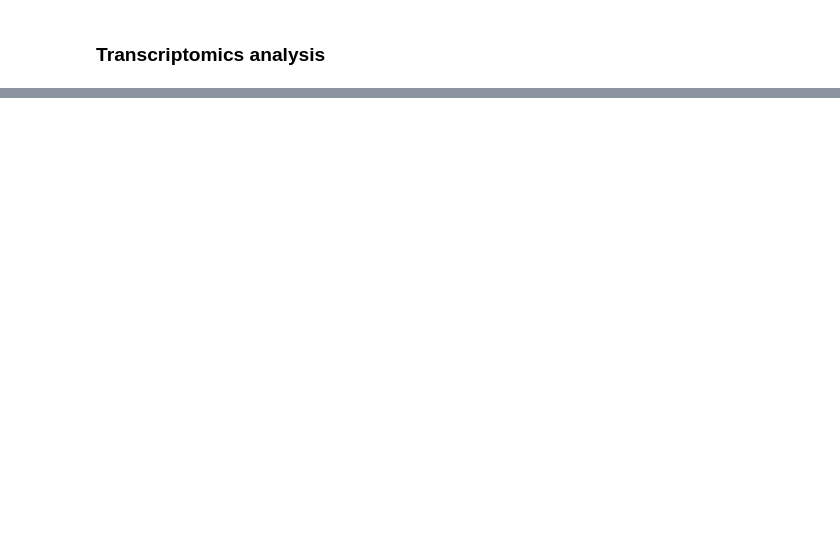
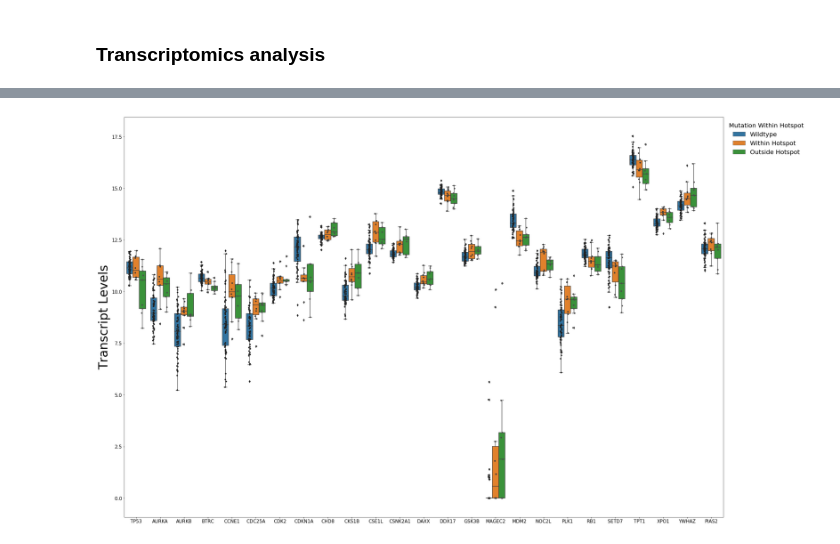
Before and after one commit to PayneLab/UCEC-clinical-stat-analysis, a Jupyter notebook: TP53_Final_Story/6_TP53_Transcriptomics.ipynb, the cells around one changed output, grey strips where cells are left out. Saved outputs shown, nothing was run; the diff lists cells and outputs as text; code cells hidden in the pictures; blank space fills up the shorter version.

```diff
--- a/TP53_Final_Story/6_TP53_Transcriptomics.ipynb
+++ b/TP53_Final_Story/6_TP53_Transcriptomics.ipynb
@@ -2,0 +96,19 @@
+# %%
+significant_nonhtspt_wt = {}
+pcutoff = 0.05 / len(interProtList)
+
+for protein in interProtList:
+    if (protein != 'idx') and (protein != gene) and protein in transcriptomics.columns:
+        p53_mutations_protein = CPTAC.compare_mutations(transcriptomics, protein, gene)
+        p53_mutations_protein['Within_Hotspot'] = False
+        p53_mutations_protein.loc[hotspot_patients, 'Within_Hotspot'] = True
+        p53_mutations_protein.loc[p53_mutations_protein['Mutation'] == 'Wildtype', 'Within_Hotspot'] = 'Wildtype'
+        p53_mutations_protein = p53_mutations_protein.loc[p53_mutations_protein['Sample_Status'] == 'Tumor'].dropna(axis=0)
+        mutated = p53_mutations_protein.loc[p53_mutations_protein['Within_Hotspot'] == False]
+        wt = p53_mutations_protein.loc[p53_mutations_protein['Within_Hotspot'] == 'Wildtype']
+        if len(mutated) < 2: continue
+        ttest = scipy.stats.ttest_ind(mutated[protein], wt[protein])
+        if ttest[1] <= pcutoff:
+            significant_nonhtspt_wt[protein] = ttest[1]
+
+significant_nonhtspt_wt
@@ -3,3 +200,42 @@
+# %%
+proteins_to_plot = []
+for k, v in significant_all_mut_wt.items():
+    proteins_to_plot.append(k)
+
+# Add the one where mutation location makes a difference
+proteins_to_plot.append('PIAS2')
+
+plotdf = CPTAC.compare_mutations(transcriptomics, gene)
+plotdf = plotdf.loc[plotdf['Sample_Status'] == 'Tumor'][[gene, 'Mutation']]
+for protein in proteins_to_plot:
+    proteindf = CPTAC.compare_mutations(transcriptomics, protein, gene)[[protein]]
+    plotdf = plotdf.join(proteindf)
+
+plotdf['Within_Hotspot'] = 'Outside Hotspot'
+plotdf.loc[hotspot_patients, 'Within_Hotspot'] = 'Within Hotspot'
+plotdf.loc[plotdf['Mutation'] == 'Wildtype', 'Within_Hotspot'] = 'Wildtype'
+plotdf = pd.melt(plotdf, id_vars = ['Mutation', 'Within_Hotspot'], var_name = 'Protein', value_name = 'Transcriptomics')
+plotdf = plotdf.dropna(axis = 0)
+
+a4_dims = (35, 24)
+fig, ax = plt.subplots(figsize=a4_dims)
+
+#Create the plot
+boxplt = sns.boxplot(x='Protein', y='Transcriptomics', hue='Within_Hotspot', hue_order = ['Wildtype', 'Within Hotspot', 'Outside Hotspot'], data=plotdf)
+boxplt = sns.stripplot(data=plotdf, x='Protein', y='Transcriptomics', hue='Within_Hotspot', hue_order = ['Wildtype', 'Within Hotspot', 'Outside Hotspot'], dodge=True, jitter=True, color='.3')
+
+#Add styling
+boxplt.set_xlabel('')
+boxplt.set_ylabel('Transcript Levels', fontsize='40')
+boxplt.tick_params(labelsize='15')
+
+#Adjust legend
+handles, labels = ax.get_legend_handles_labels()
+plt.legend(handles[0:3], ['Wildtype', 'Within Hotspot', 'Outside Hotspot'], title='Mutation Within Hotspot', fontsize='20', frameon=False)
+boxplt.get_legend().get_title().set_fontsize('20')
+boxplt.get_legend().set_bbox_to_anchor((1, 1, 0, 0))
+# %% [output]
+[figure, added]
 # %%
 gene = 'TP53'
 protein = 'AURKA'
```
Also changed, not shown: parts of 18 cells of this notebook, 1 other file.
